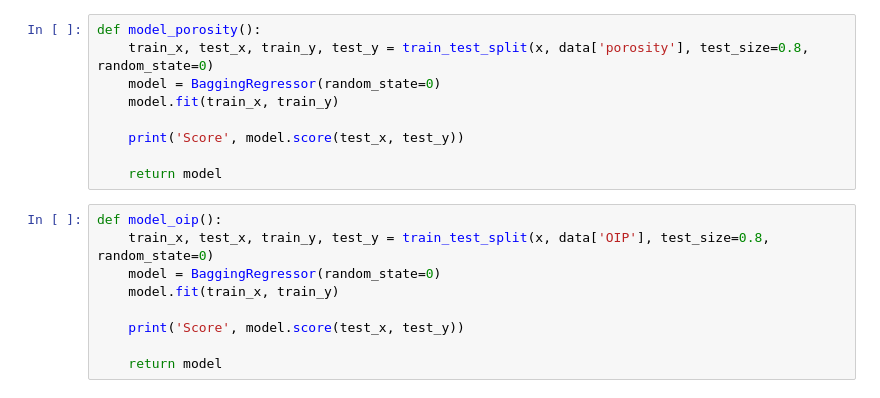
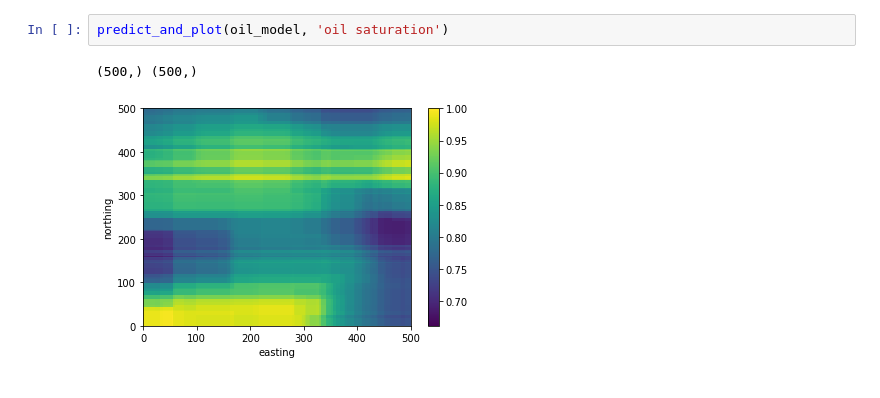
Before and after one commit to BadrBelhiti/EnergyAnalyticsFinal, a Jupyter notebook: notebooks/Modeling.ipynb, the cells around one changed output. Cells and saved outputs as stored; diff of their text form.

```diff
--- a/notebooks/Modeling.ipynb
+++ b/notebooks/Modeling.ipynb
@@ -70,18 +139,5 @@ predict_and_plot(oip_model)
-# %%
-def model_porosity():
-    train_x, test_x, train_y, test_y = train_test_split(x, data['porosity'], test_size=0.8, random_state=0)
-    model = BaggingRegressor(random_state=0)
-    model.fit(train_x, train_y)
-
-    print('Score', model.score(test_x, test_y))
-
-    return model
-# %%
-def model_oip():
-    train_x, test_x, train_y, test_y = train_test_split(x, data['OIP'], test_size=0.8, random_state=0)
-    model = BaggingRegressor(random_state=0)
-    model.fit(train_x, train_y)
-
-    print('Score', model.score(test_x, test_y))
-
-    return model
+# %%
+predict_and_plot(oil_model, 'oil saturation')
+# %% [output]
+(500,) (500,)
+[figure, added]
```
Also changed, not shown: parts of 15 cells of this notebook, 3 other files.
